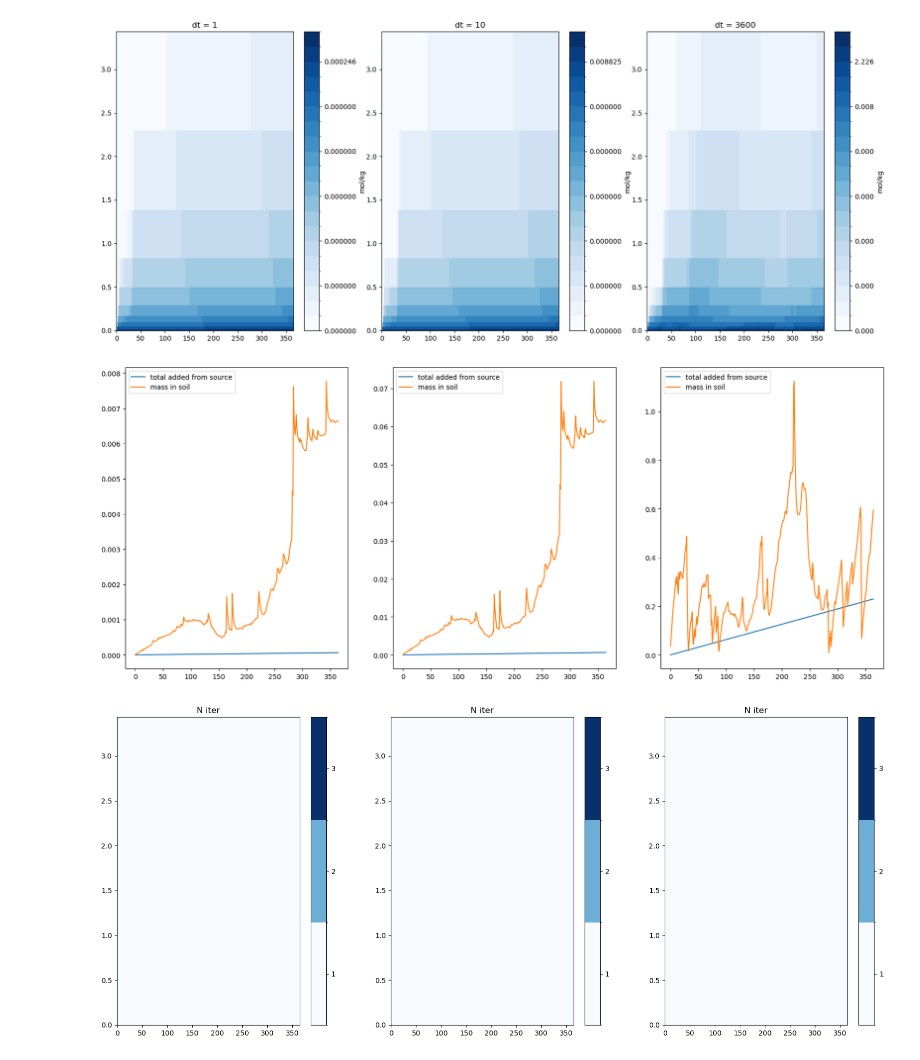
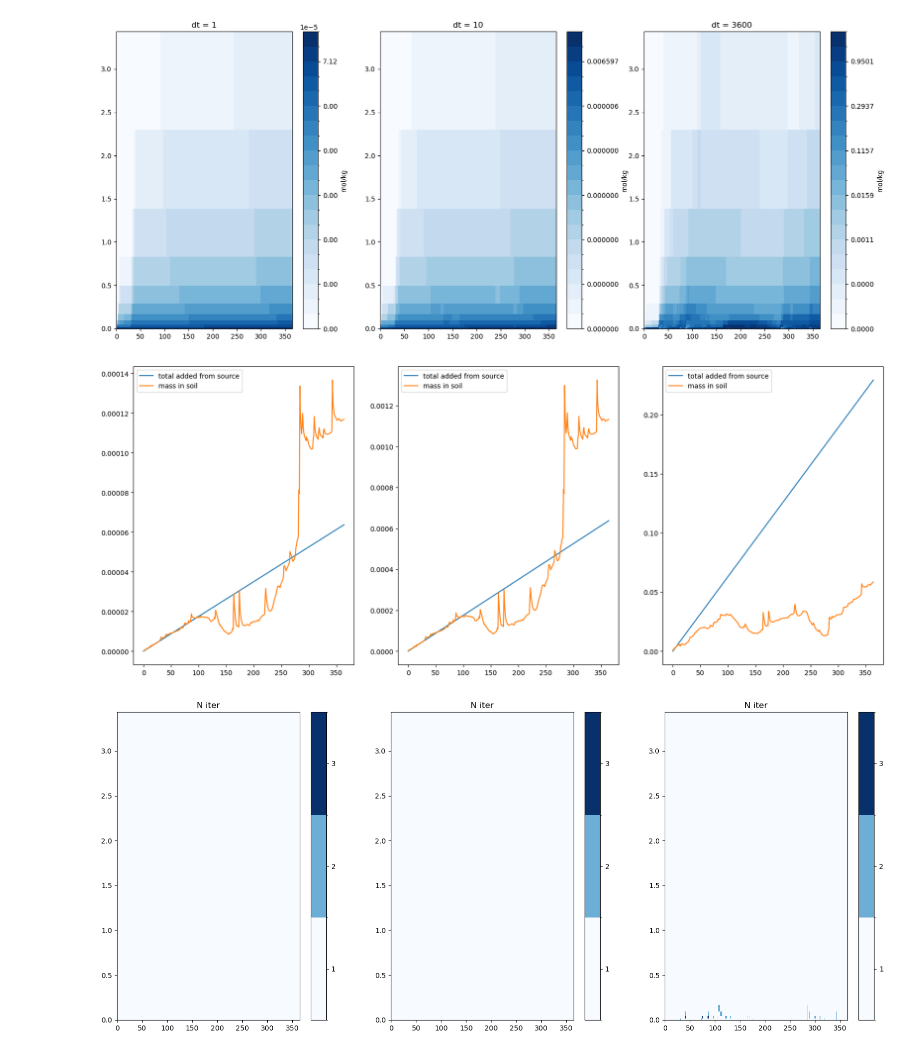
Before and after one commit to ypwong22/erw_scripts, a Jupyter notebook: test_advection/main4.ipynb, the cells around one changed output. Saved outputs shown, nothing was run; the diff lists cells and outputs as text; code cells hidden in the pictures.

```diff
--- a/test_advection/main4.ipynb
+++ b/test_advection/main4.ipynb
@@ -435,7 +459,7 @@ for i, dt in enumerate([1,10,3600]):
     result = np.full([length//dt, nlevsoi], np.nan)
     niter = np.full([length//dt, nlevsoi], np.nan)
     for t in tqdm(range(length//dt)):
-        result[t, :], niter[t, :] = a_step_explicit(c_prev, q_int, h2osoi, watsat,
+        result[t, :], niter[t, :] = a_step_explicit(c_prev, 0, q_int, h2osoi, watsat,
                                                     sourcesink, d0, dt)
         c_prev = result[t, :]
     result_all[dt] = result
@@ -500,7 +524,7 @@ for i, dt in enumerate([1,10,3600]):
     niter = np.full([length//dt, nlevsoi], np.nan)
 
     for t in tqdm(range(length//dt)):
-        result[t, :], niter[t, :] = a_step_explicit(c_prev,
+        result[t, :], niter[t, :] = a_step_explicit(c_prev, 0,
             q_int[np.mod(t, len(q_int)),:], # repeat the same cycle
             h2osoi[np.mod(t, len(q_int)),:], # repeat the same cycle
             watsat, sourcesink, d0, dt)
@@ -566,7 +590,8 @@ for i, dt in enumerate([1,10,3600]):
     result = np.full([365, nlevsoi], np.nan)
     niter = np.full([365, nlevsoi], np.nan)
     for t in range(365):
-        result[t, :], niter[t, :] = a_step_explicit(c_prev, q_int[t,:], h2osoi[t,:], watsat, sourcesink, d0, dt)
+        result[t, :], niter[t, :] = a_step_explicit(c_prev, 0, q_int[t,:], h2osoi[t,:], watsat,
+                                                    sourcesink, d0, dt)
         c_prev = result[t, :]
 
     result_all[dt] = result
@@ -580,33 +605,33 @@ for i, dt in enumerate([1,10,3600]):
                         norm = BoundaryNorm(np.percentile(result.reshape(-1), np.arange(0,101,5)),
                                             ncolors = 256), cmap = 'Blues')
     plt.colorbar(cf, ax = ax, label = 'mol/kg')
     ax.set_title(f'dt = {dt}')
 plt.savefig('test_main3.png')
 
 # Add the diagnostis of how much source is added v.s. how much remains in the soil column
 # mol/kg * m3/m3 * dz, cumsum
 fig, axes = plt.subplots(1, 3, figsize = (20, 8))
 for i, dt in enumerate([1,10,3600]):
     ax = axes.flat[i]
 
     result = result_all[dt]
     tot_in = np.sum(result * h2osoi * dz, axis = 1)
 
     total_added = np.arange(0, 365) * np.sum(sourcesink * dz * dt)
 
     ax.plot(total_added)
     ax.plot(tot_in)
     ax.legend(['total added from source', 'mass in soil'])
 
 fig, axes = plt.subplots(1, 3, figsize = (20, 8))
 for i, dt in enumerate([1,10,3600]):
     ax = axes.flat[i]
     cf = ax.pcolormesh(np.arange(0, 365), zsoi, niter_all[dt].T,
                         norm = BoundaryNorm([0.5, 1.5, 2.5, 3.5],
                                             ncolors = 256), cmap = 'Blues')
     plt.colorbar(cf, ax = ax, ticks = [1,2,3])
     ax.set_title('N iter')
 # %% [output]
-[figure, old version]
+[figure, new version]
-[figure, old version]
+[figure, new version]
 [figure]
```
Also changed, not shown: parts of 3 cells of this notebook, 4 other files.
